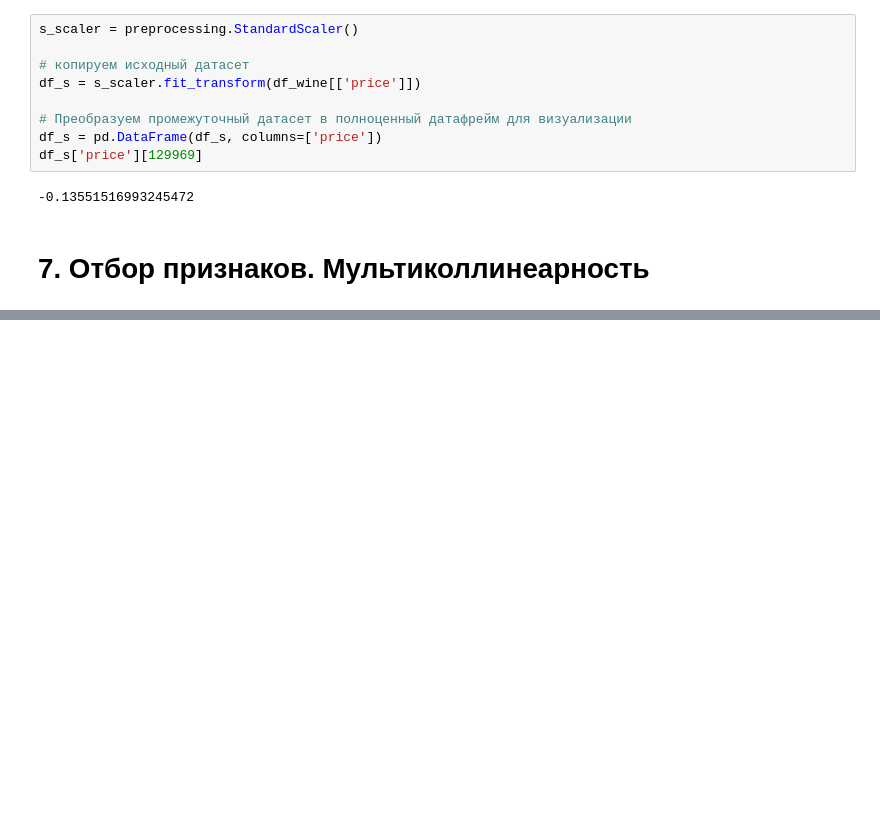
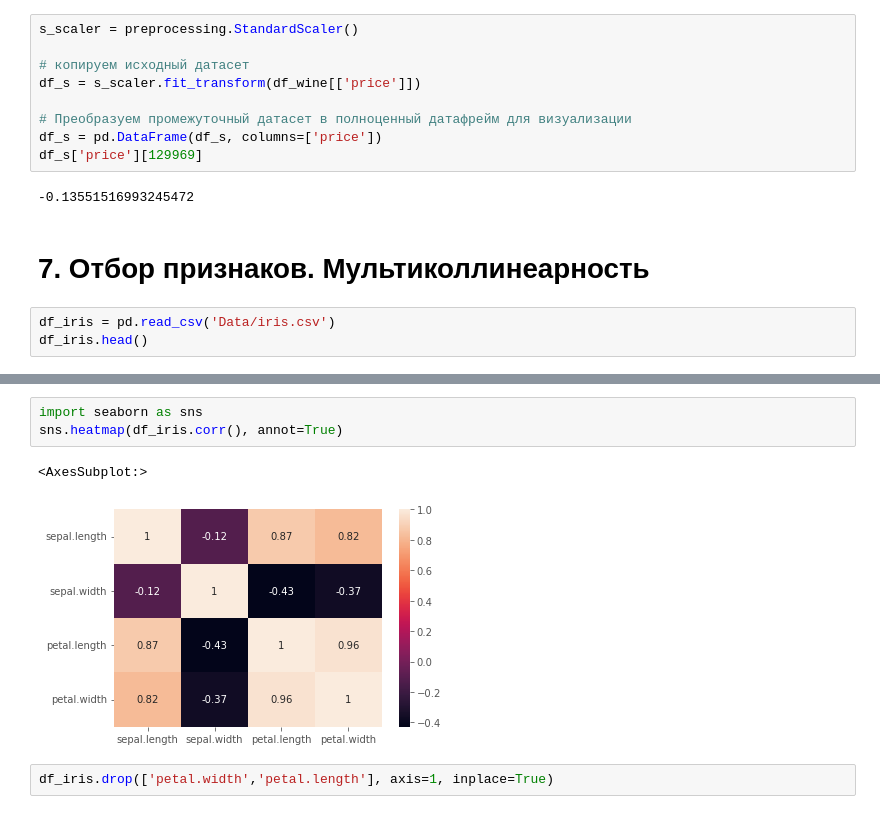
Before and after one commit to Erkobrax/DS_Edu, a Jupyter notebook: BLOCK_3_EDA/MathStat_2.ipynb, the cells around one changed output, grey strips where cells are left out. Saved outputs shown, nothing was run; the diff lists cells and outputs as text; blank space fills up the shorter version.

```diff
--- a/BLOCK_3_EDA/MathStat_2.ipynb
+++ b/BLOCK_3_EDA/MathStat_2.ipynb
@@ -684,3 +684,6 @@ df_s['price'][129969]
 -0.13551516993245472
 # %% [markdown]
 # 7. Отбор признаков. Мультиколлинеарность
+# %%
+df_iris = pd.read_csv('Data/iris.csv')
+df_iris.head()
@@ -686,0 +697,8 @@ df_s['price'][129969]
+# %%
+import seaborn as sns
+sns.heatmap(df_iris.corr(), annot=True)
+# %% [output]
+<AxesSubplot:>
+[figure, added]
+# %%
+df_iris.drop(['petal.width','petal.length'], axis=1, inplace=True)
```
Also changed, not shown: parts of 21 cells of this notebook, 26 other files.
